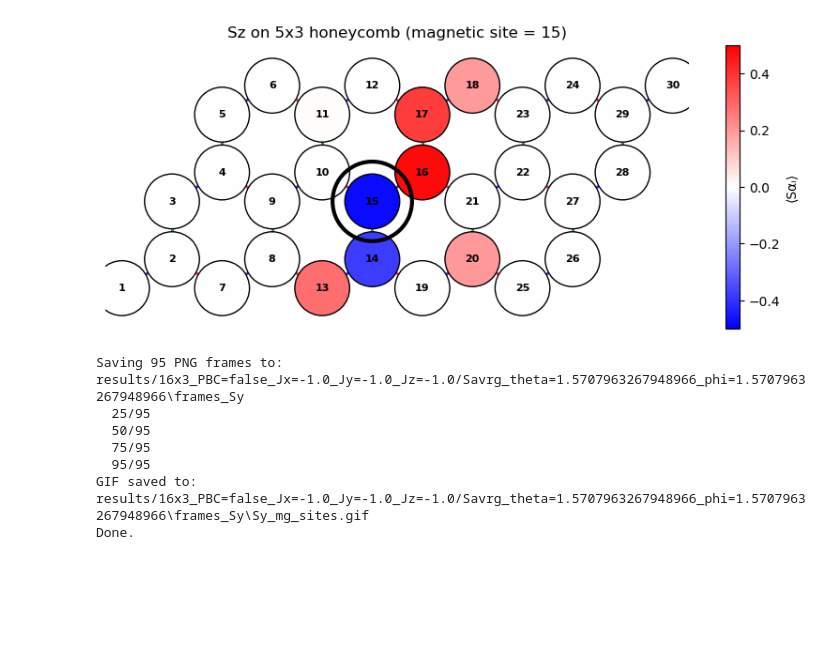
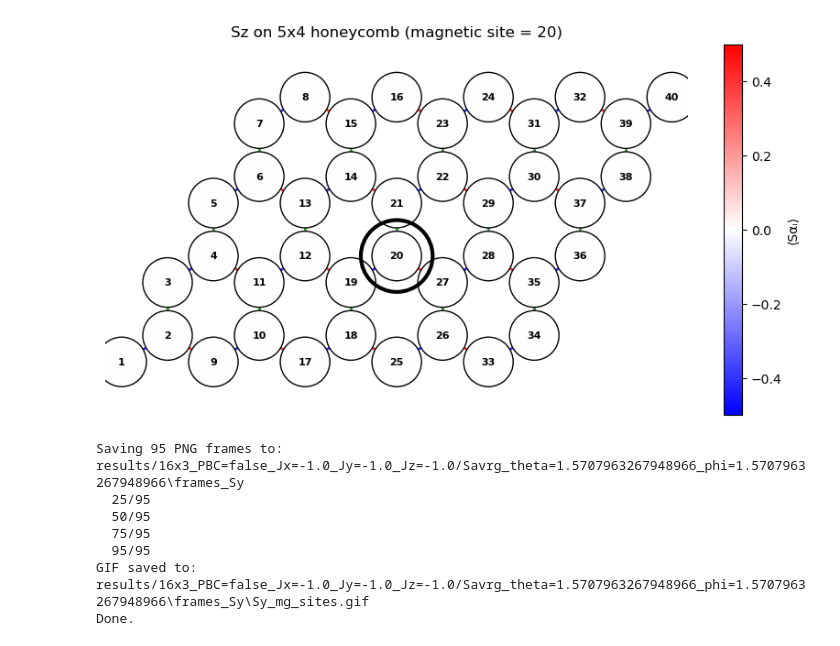
Before and after one commit to marcinszlap/KitaevHoneycomb, a Jupyter notebook: wykresy.ipynb, the cells around one changed output. Drawn from its saved outputs; the diff is of its cells as text; code cells hidden in the pictures; blank space fills up the shorter version.

```diff
--- a/wykresy.ipynb
+++ b/wykresy.ipynb
@@ -2,6 +2,7 @@
 import numpy as np
 import matplotlib.pyplot as plt
 
+############## bottom-up ###############
 def honeycomb_bonds(Nx, Ny):
     Nsites = 2 * Nx * Ny
     bonds = []  # (s1, s2, type)
@@ -181,18 +182,18 @@ def plot_lattice_values(Nx, Ny, bonds, pos, values,
         ax.set_title(f"{title}{extra}")
 
 # ====== run ======
-Nx, Ny = 5, 3
+Nx, Ny = 5, 4
 secondspin = False
 fixed_pos = 2
 component = "Sz"
-mg_site = 15
+mg_site = 20
 yperiodic = "false"
 
 Jx = -1.0
 Jy = -1.0
 Jz = -1.0
 
-theta = 0.0
+theta = np.pi/2
 phi = 0.0
 
 if secondspin:
@@ -212,34 +213,34 @@ if Nx > Ny:
 else:
     safety = 0.85
 
 xmin, ymin = pos.min(axis=0)
 xmax, ymax = pos.max(axis=0)
 
 width = xmax - xmin
 height = ymax - ymin
 aspect = width / height
 
 base = 9  # controlling global size scale
 
 if aspect > 1:  # wide lattice
     fig_w = base
     fig_h = base / aspect
 else:           # tall lattice
     fig_h = base
     fig_w = base * aspect
 
 plt.figure(figsize=(fig_w, fig_h), constrained_layout=True)
 plot_lattice_values(
     Nx, Ny, bonds, pos, vals,
     mg_sites=mg_sites, mg_site=mg_site,
     fixed_pos=fixed_pos, secondspin=secondspin,
     title=f"{component} on {Nx}x{Ny} honeycomb",
     safety=safety,         # smaller = more spacing
     show_labels="auto"   # disables labels automatically for big N
 )
 plt.show()
 # %% [output]
-[figure, old version]
+[figure, new version]
 # %%
 import os
 import numpy as np
```
Also changed, not shown: parts of 5 cells of this notebook, 23 other files.
